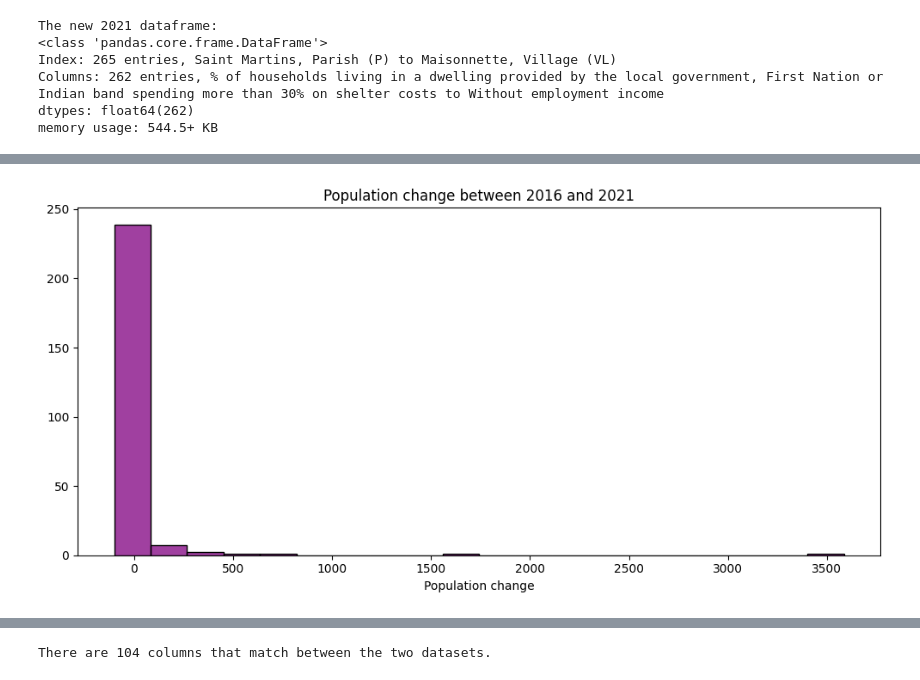
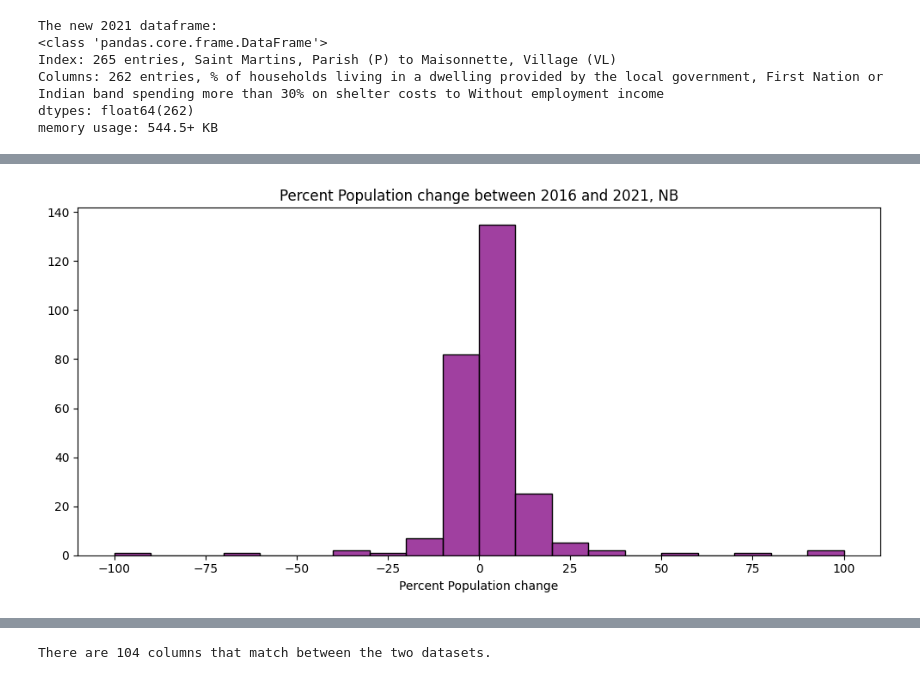
Before and after one commit to danesheppard/CommunityGrowthPrediction, a Jupyter notebook: dataScraping.ipynb, the cells around one changed output, grey strips where cells are left out. Cells and saved outputs as stored; diff of their text form; code cells hidden in the pictures.

```diff
--- a/dataScraping.ipynb
+++ b/dataScraping.ipynb
@@ -11,7 +11,10 @@ import matplotlib.pyplot as plt
 
 # Load the 2011, 2016, and 2021 census data for New Brunswick
 # Let's start with the most recent year and work our way back
-census2021 = pd.read_csv("statCanData/NB_2021_Full.csv", low_memory=False)
+encoding = 'ISO-8859-1'
+
+province = 'NB'
+census2021 = pd.read_csv(f"statCanData/{province}_2021.csv", encoding = encoding, low_memory=False)
 # We'll also clean up the 'CHARACTERISTIC_NAME' column to remove whitespace and unknown characters
 census2021['CHARACTERISTIC_NAME'] = census2021['CHARACTERISTIC_NAME'].str.replace(r'[^\x00-\x7F]+', '', regex=True)
 census2021['CHARACTERISTIC_NAME'] = census2021['CHARACTERISTIC_NAME'].str.strip()
@@ -362,20 +362,22 @@ Row: 0 Column: 0
 # %%
 # Let's also plot the population change, using the 'Population, 2016' and 'Population, 2021' columns in the 2021 dataset
 # We'll calculate the change and plot it as a histogram
 fig, ax = plt.subplots(figsize=(10, 5))
-populationChange = communityDF2021['Population, 2021'] - communityDF2016['Population, 2016']
+
+populationChange = communityDF2021['Population, 2021'] - communityDF2021['Population, 2016']
 # Let's also convert to percent
-populationChange = populationChange / communityDF2016['Population, 2016'] * 100
+populationChange = populationChange / communityDF2021['Population, 2016'] * 100
 sns.histplot(populationChange, ax=ax, bins=20, color='purple')
-ax.set_title('Population change between 2016 and 2021')
-ax.set_xlabel('Population change')
+ax.set_title(f'Percent Population change between 2016 and 2021, {province}')
+ax.set_xlabel('Percent Population change')
 ax.set_ylabel('')
 plt.tight_layout()
 
 # save the plot to a file
-plt.show()
+plt.savefig('./figures/Population_change_EDA.png')
+print('')
 # %% [output]
-[figure, old version]
+[figure, new version]
 # %%
 # Let's have a look at the summary statistics for both datasets
 communityDF2016.describe()
```
Also changed, not shown: parts of 10 cells of this notebook, 43 other files.
